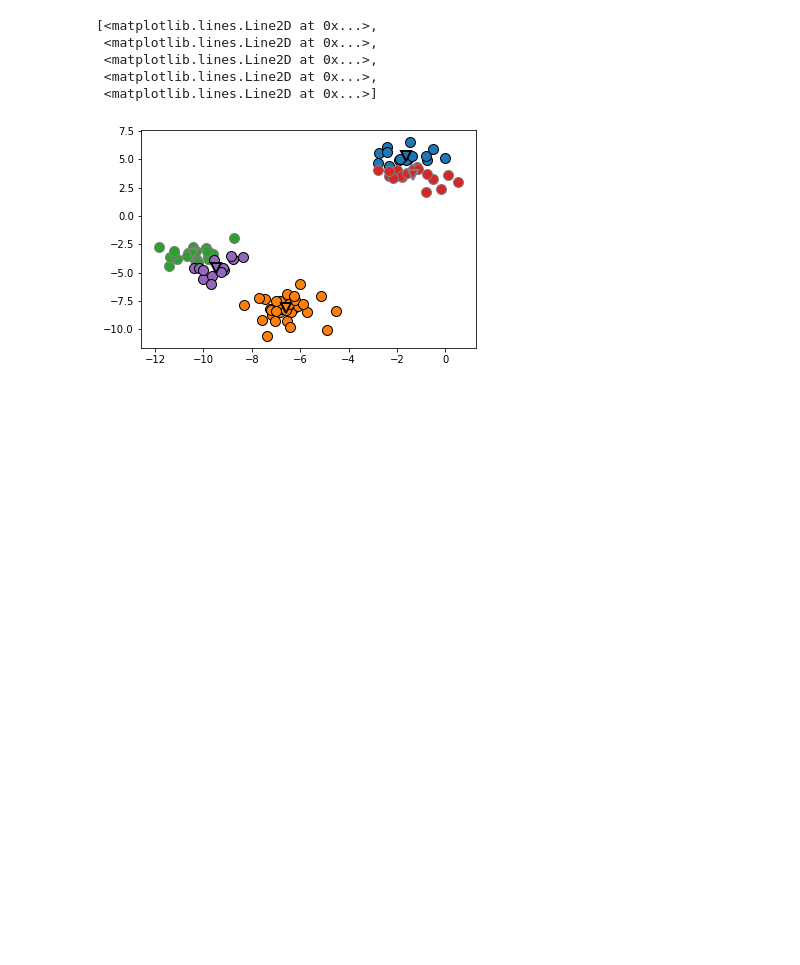
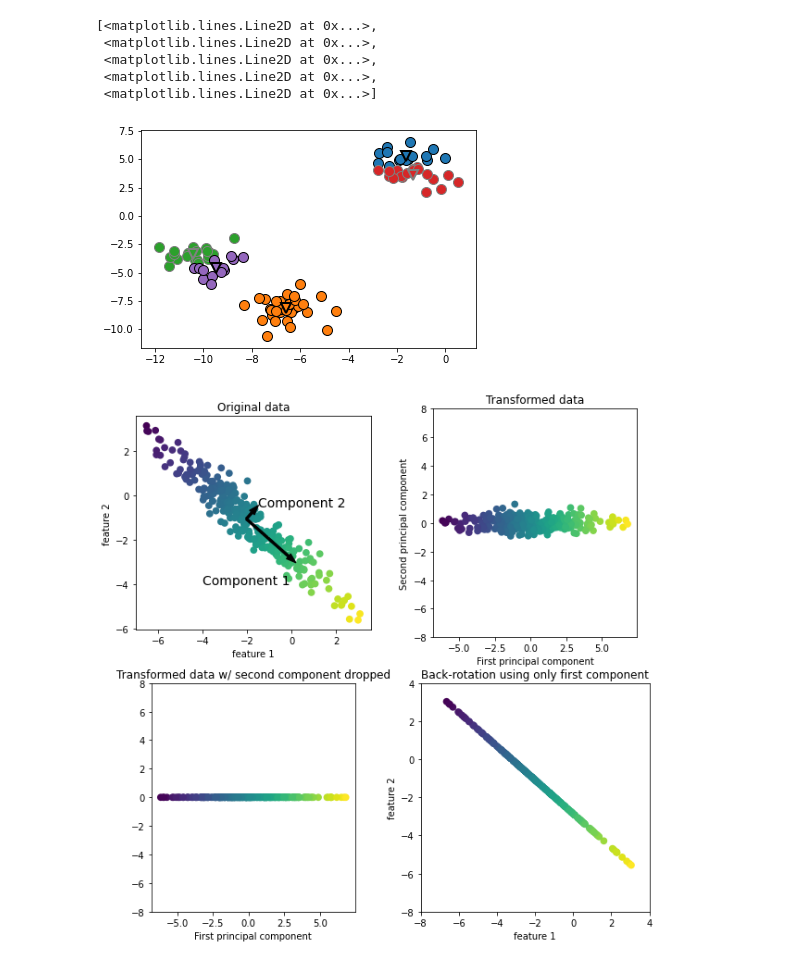
Before and after one commit to shashwatsaket46/PythonProjects, a Jupyter notebook: MachineLearningP.ipynb, the cells around one changed output. Cells and saved outputs as stored; diff of their text form; code cells hidden in the pictures; blank space fills up the shorter version.

```diff
--- a/MachineLearningP.ipynb
+++ b/MachineLearningP.ipynb
@@ -272,3 +272,7 @@ mg.discrete_scatter(
  <matplotlib.lines.Line2D at 0x...>,
  <matplotlib.lines.Line2D at 0x...>]
 [figure]
+# %%
+mg.plots.plot_pca_illustration()
+# %% [output]
+[figure, added]
```
Also changed, not shown: 1 other file.
